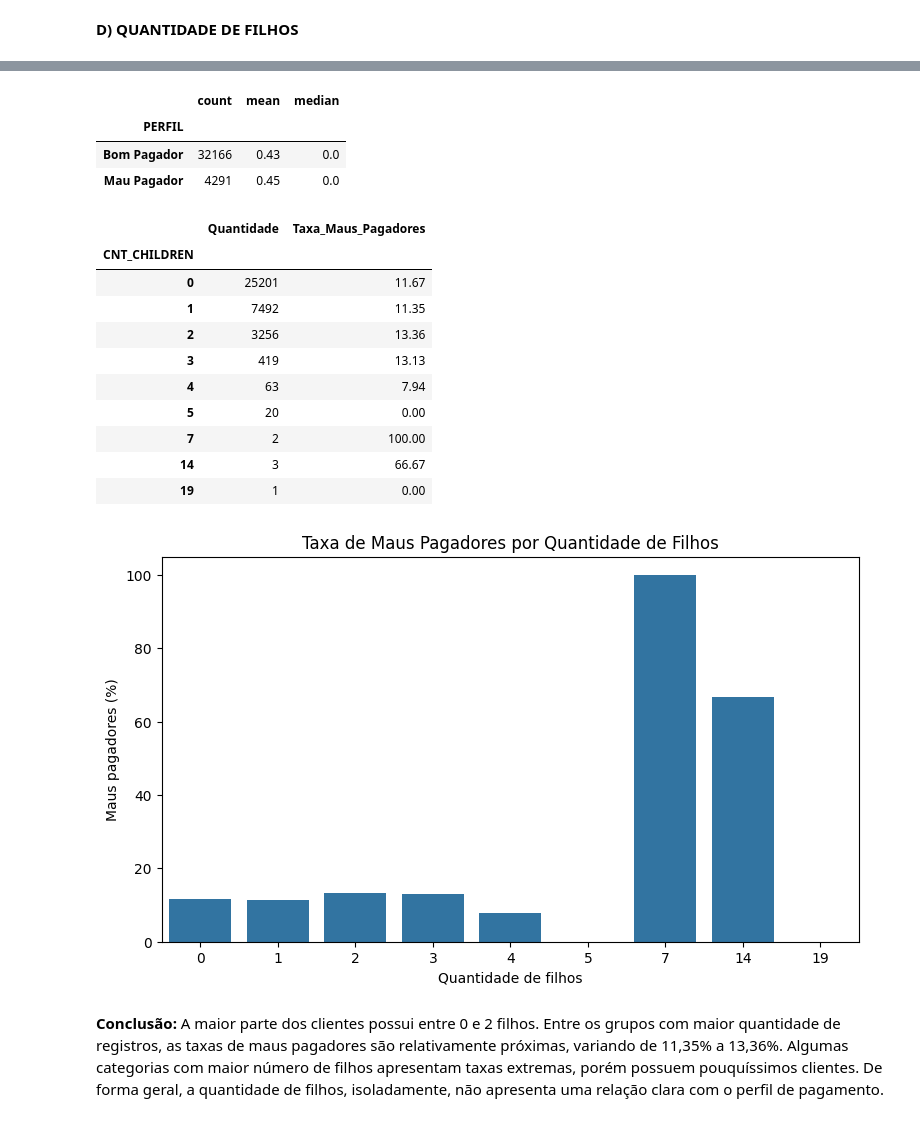
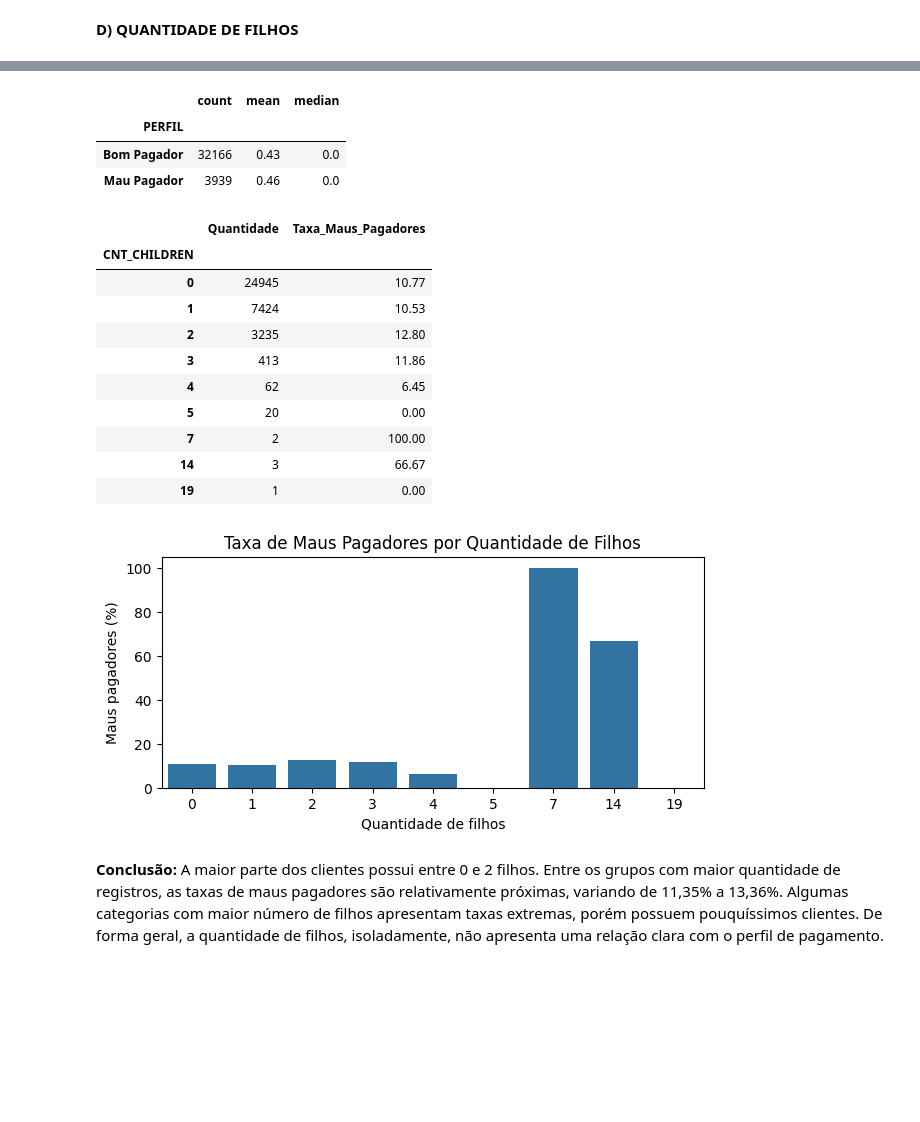
Before and after one commit to marciapaulasv-coder/TechChalenge, a Jupyter notebook: 01_eda.ipynb, the cells around one changed output, grey strips where cells are left out. Saved outputs shown, nothing was run; the diff lists cells and outputs as text; code cells hidden in the pictures; blank space fills up the shorter version.

```diff
--- a/01_eda.ipynb
+++ b/01_eda.ipynb
@@ -572,17 +572,14 @@ df['CNT_CHILDREN'].value_counts().sort_index()
 | 19 | 1 |
 dtype: int64
 # %%
-df.groupby('PERFIL')['CNT_CHILDREN'].agg(
-    ['count', 'mean', 'median']
-).round(2)
+df.groupby('PERFIL')['CNT_CHILDREN'].agg(['count', 'mean', 'median']).round(2)
 # %% [output]
 |  | count | mean | median |
 | PERFIL |  |  |  |
 | Bom Pagador | 32166 | 0.43 | 0.0 |
-| Mau Pagador | 4291 | 0.45 | 0.0 |
+| Mau Pagador | 3939 | 0.46 | 0.0 |
 # %%
-analise_filhos = df.groupby('CNT_CHILDREN').agg(Quantidade=('TARGET', 'count'),
-    Taxa_Maus_Pagadores=('TARGET', 'mean'))
+analise_filhos = df.groupby('CNT_CHILDREN').agg(Quantidade=('TARGET', 'count'), Taxa_Maus_Pagadores=('TARGET', 'mean'))
 
 analise_filhos['Taxa_Maus_Pagadores'] = (analise_filhos['Taxa_Maus_Pagadores'] * 100).round(2)
 
@@ -590,27 +587,27 @@ analise_filhos
 # %% [output]
 |  | Quantidade | Taxa_Maus_Pagadores |
 | CNT_CHILDREN |  |  |
-| 0 | 25201 | 11.67 |
-| 1 | 7492 | 11.35 |
-| 2 | 3256 | 13.36 |
-| 3 | 419 | 13.13 |
-| 4 | 63 | 7.94 |
+| 0 | 24945 | 10.77 |
+| 1 | 7424 | 10.53 |
+| 2 | 3235 | 12.80 |
+| 3 | 413 | 11.86 |
+| 4 | 62 | 6.45 |
 | 5 | 20 | 0.00 |
 | 7 | 2 | 100.00 |
 | 14 | 3 | 66.67 |
 | 19 | 1 | 0.00 |
 # %%
-plt.figure(figsize=(9, 5))
+plt.figure(figsize=(7, 3))
 
 sns.barplot(x=analise_filhos.index,y=analise_filhos['Taxa_Maus_Pagadores'])
 
 plt.title('Taxa de Maus Pagadores por Quantidade de Filhos')
 plt.xlabel('Quantidade de filhos')
 plt.ylabel('Maus pagadores (%)')
 
 plt.show()
 # %% [output]
-[figure, old version]
+[figure, new version]
 # %% [markdown]
 **Conclusão:** A maior parte dos clientes possui entre 0 e 2 filhos. Entre os grupos com maior quantidade de registros, as taxas de maus pagadores são relativamente próximas, variando de 11,35% a 13,36%. Algumas categorias com maior número de filhos apresentam taxas extremas, porém possuem pouquíssimos clientes. De forma geral, a quantidade de filhos, isoladamente, não apresenta uma relação clara com o perfil de pagamento.
 # %% [markdown]
```
Also changed, not shown: parts of 59 cells of this notebook.
